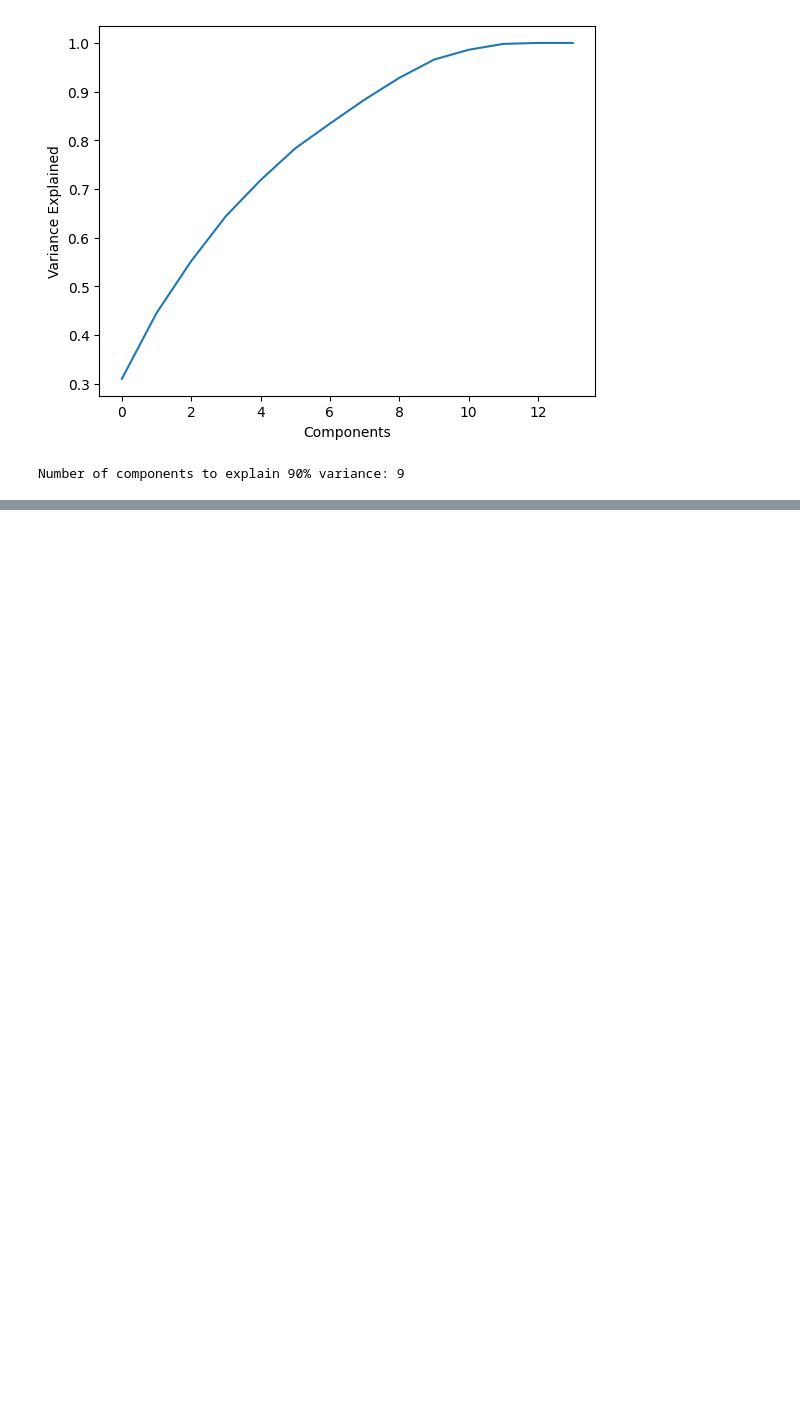
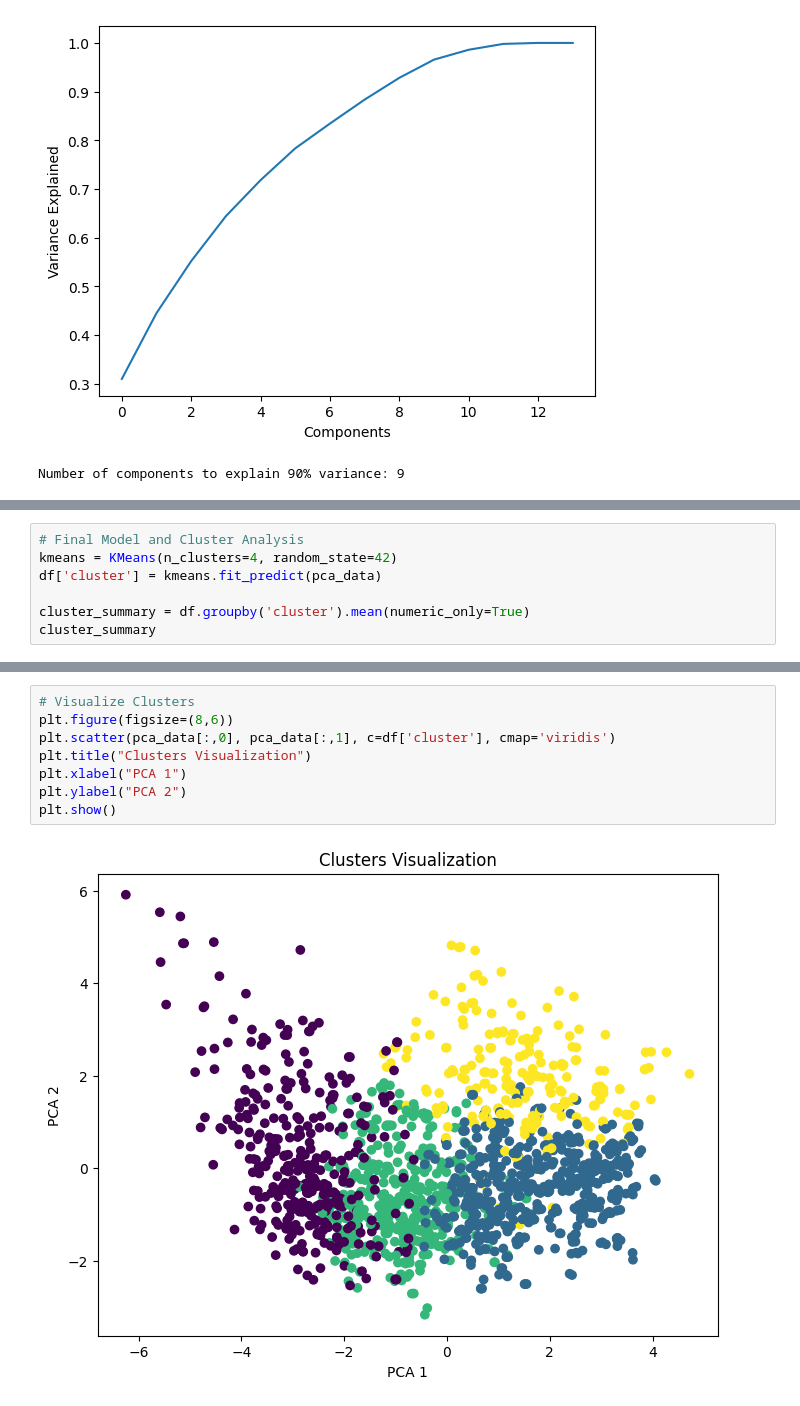
Before and after one commit to krsnaapoorv/IIT-K-AI-ML-PROJECTS, a Jupyter notebook: Core-ML/cohorts-of-songs/cohorts.ipynb, the cells around one changed output, grey strips where cells are left out. Cells and saved outputs as stored; diff of their text form; blank space fills up the shorter version.

```diff
--- a/Core-ML/cohorts-of-songs/cohorts.ipynb
+++ b/Core-ML/cohorts-of-songs/cohorts.ipynb
@@ -261,0 +286,7 @@ plt.show()
+# %%
+# Final Model and Cluster Analysis
+kmeans = KMeans(n_clusters=4, random_state=42)
+df['cluster'] = kmeans.fit_predict(pca_data)
+
+cluster_summary = df.groupby('cluster').mean(numeric_only=True)
+cluster_summary
@@ -261,0 +300,10 @@ plt.show()
+# %%
+# Visualize Clusters
+plt.figure(figsize=(8,6))
+plt.scatter(pca_data[:,0], pca_data[:,1], c=df['cluster'], cmap='viridis')
+plt.title("Clusters Visualization")
+plt.xlabel("PCA 1")
+plt.ylabel("PCA 2")
+plt.show()
+# %% [output]
+[figure, added]
```
Also changed, not shown: parts of 4 cells of this notebook, 1 other file.
